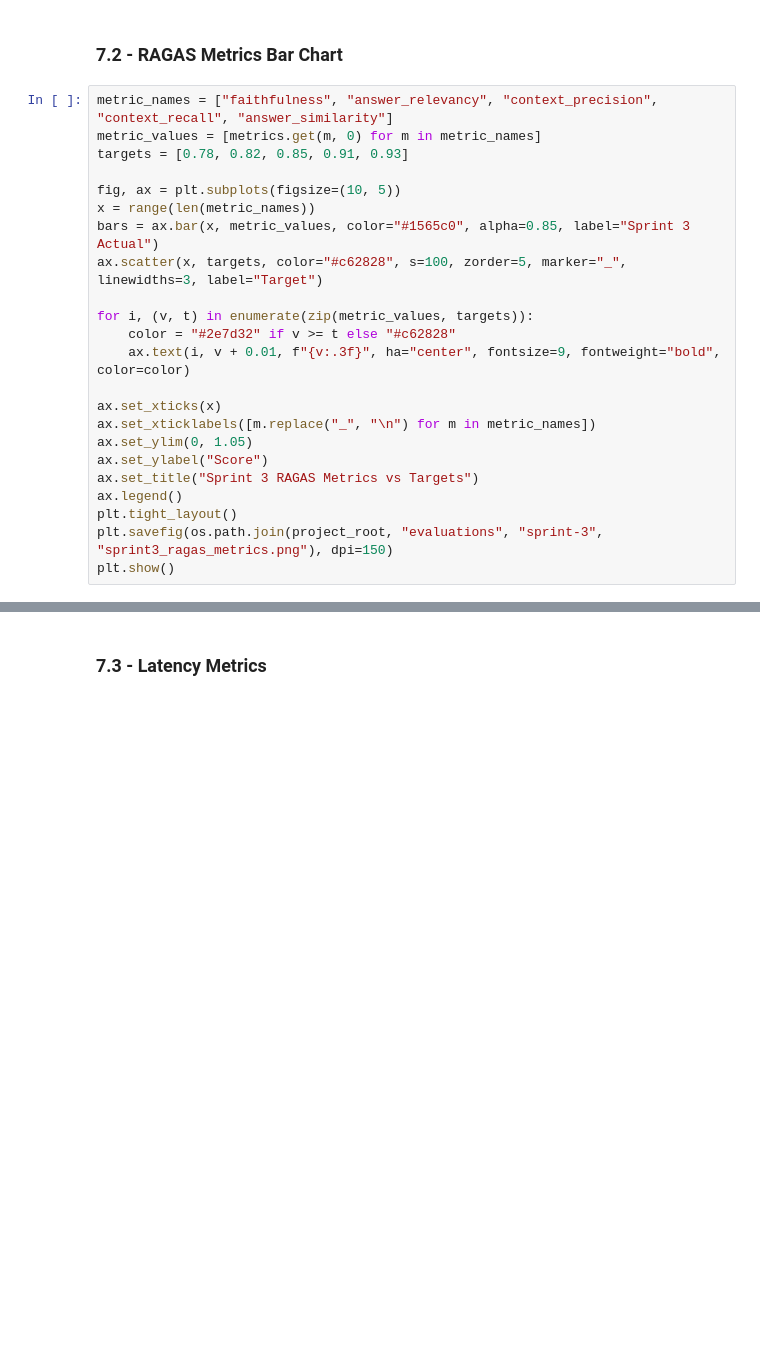
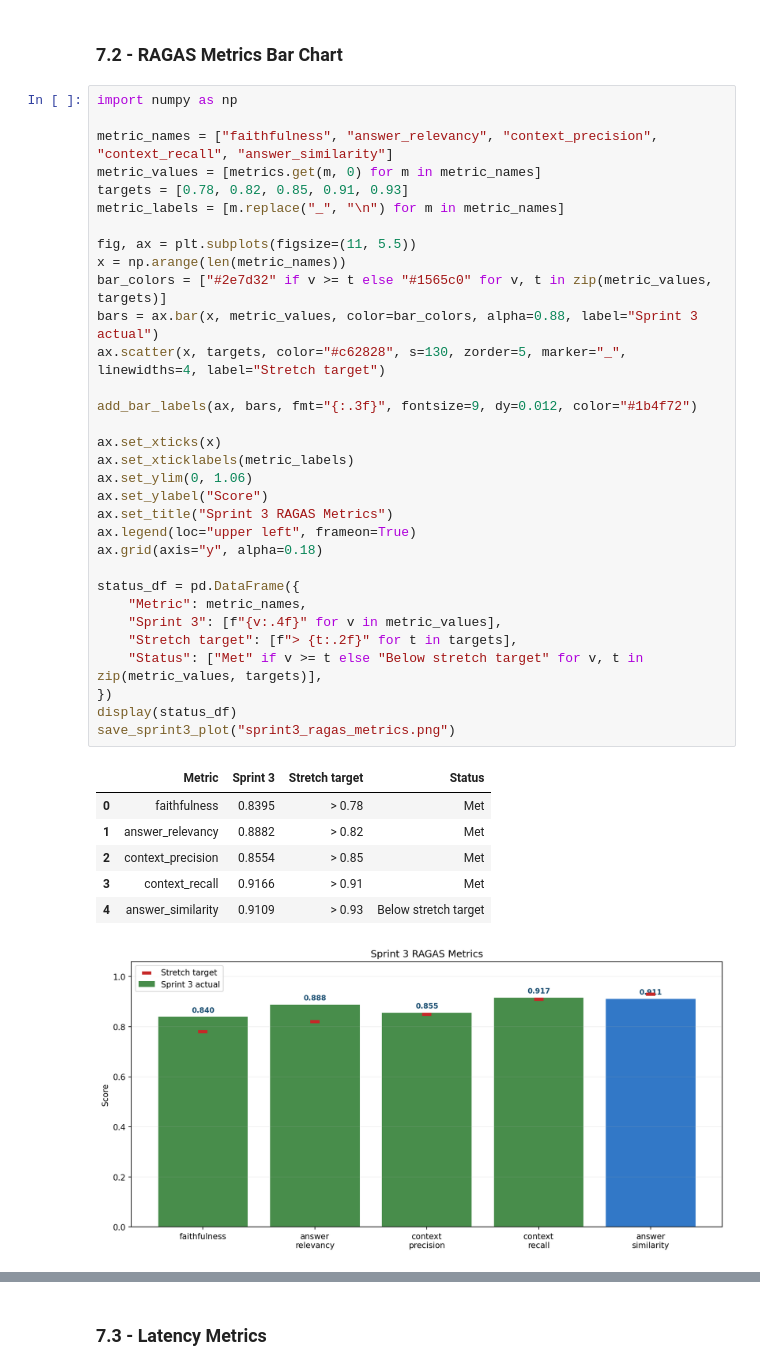
Before and after one commit to chandan-srinivas29031998/ism-cyberrag, a Jupyter notebook: notebooks/sprint3_development.ipynb, the cells around one changed output, grey strips where cells are left out. Drawn from its saved outputs; the diff is of its cells as text; blank space fills up the shorter version.

```diff
--- a/notebooks/sprint3_development.ipynb
+++ b/notebooks/sprint3_development.ipynb
@@ -238,25 +407,42 @@ results_df[display_cols].head(20)
 # %% [markdown]
 ### 7.2 - RAGAS Metrics Bar Chart
 # %%
+import numpy as np
+
 metric_names = ["faithfulness", "answer_relevancy", "context_precision", "context_recall", "answer_similarity"]
 metric_values = [metrics.get(m, 0) for m in metric_names]
 targets = [0.78, 0.82, 0.85, 0.91, 0.93]
+metric_labels = [m.replace("_", "\n") for m in metric_names]
 
-fig, ax = plt.subplots(figsize=(10, 5))
-x = range(len(metric_names))
-bars = ax.bar(x, metric_values, color="#1565c0", alpha=0.85, label="Sprint 3 Actual")
-ax.scatter(x, targets, color="#c62828", s=100, zorder=5, marker="_", linewidths=3, label="Target")
+fig, ax = plt.subplots(figsize=(11, 5.5))
+x = np.arange(len(metric_names))
+bar_colors = ["#2e7d32" if v >= t else "#1565c0" for v, t in zip(metric_values, targets)]
+bars = ax.bar(x, metric_values, color=bar_colors, alpha=0.88, label="Sprint 3 actual")
+ax.scatter(x, targets, color="#c62828", s=130, zorder=5, marker="_", linewidths=4, label="Stretch target")
 
-for i, (v, t) in enumerate(zip(metric_values, targets)):
-    color = "#2e7d32" if v >= t else "#c62828"
-    ax.text(i, v + 0.01, f"{v:.3f}", ha="center", fontsize=9, fontweight="bold", color=color)
+add_bar_labels(ax, bars, fmt="{:.3f}", fontsize=9, dy=0.012, color="#1b4f72")
 
 ax.set_xticks(x)
-ax.set_xticklabels([m.replace("_", "\n") for m in metric_names])
-ax.set_ylim(0, 1.05)
+ax.set_xticklabels(metric_labels)
+ax.set_ylim(0, 1.06)
 ax.set_ylabel("Score")
-ax.set_title("Sprint 3 RAGAS Metrics vs Targets")
-ax.legend()
-plt.tight_layout()
-plt.savefig(os.path.join(project_root, "evaluations", "sprint-3", "sprint3_ragas_metrics.png"), dpi=150)
-plt.show()
+ax.set_title("Sprint 3 RAGAS Metrics")
+ax.legend(loc="upper left", frameon=True)
+ax.grid(axis="y", alpha=0.18)
+
+status_df = pd.DataFrame({
+    "Metric": metric_names,
+    "Sprint 3": [f"{v:.4f}" for v in metric_values],
+    "Stretch target": [f"> {t:.2f}" for t in targets],
+    "Status": ["Met" if v >= t else "Below stretch target" for v, t in zip(metric_values, targets)],
+})
+display(status_df)
+save_sprint3_plot("sprint3_ragas_metrics.png")
+# %% [output]
+|  | Metric | Sprint 3 | Stretch target | Status |
+| 0 | faithfulness | 0.8395 | > 0.78 | Met |
+| 1 | answer_relevancy | 0.8882 | > 0.82 | Met |
+| 2 | context_precision | 0.8554 | > 0.85 | Met |
+| 3 | context_recall | 0.9166 | > 0.91 | Met |
+| 4 | answer_similarity | 0.9109 | > 0.93 | Below stretch target |
+[figure, added]
```
Also changed, not shown: parts of 17 cells of this notebook, 13 other files.
